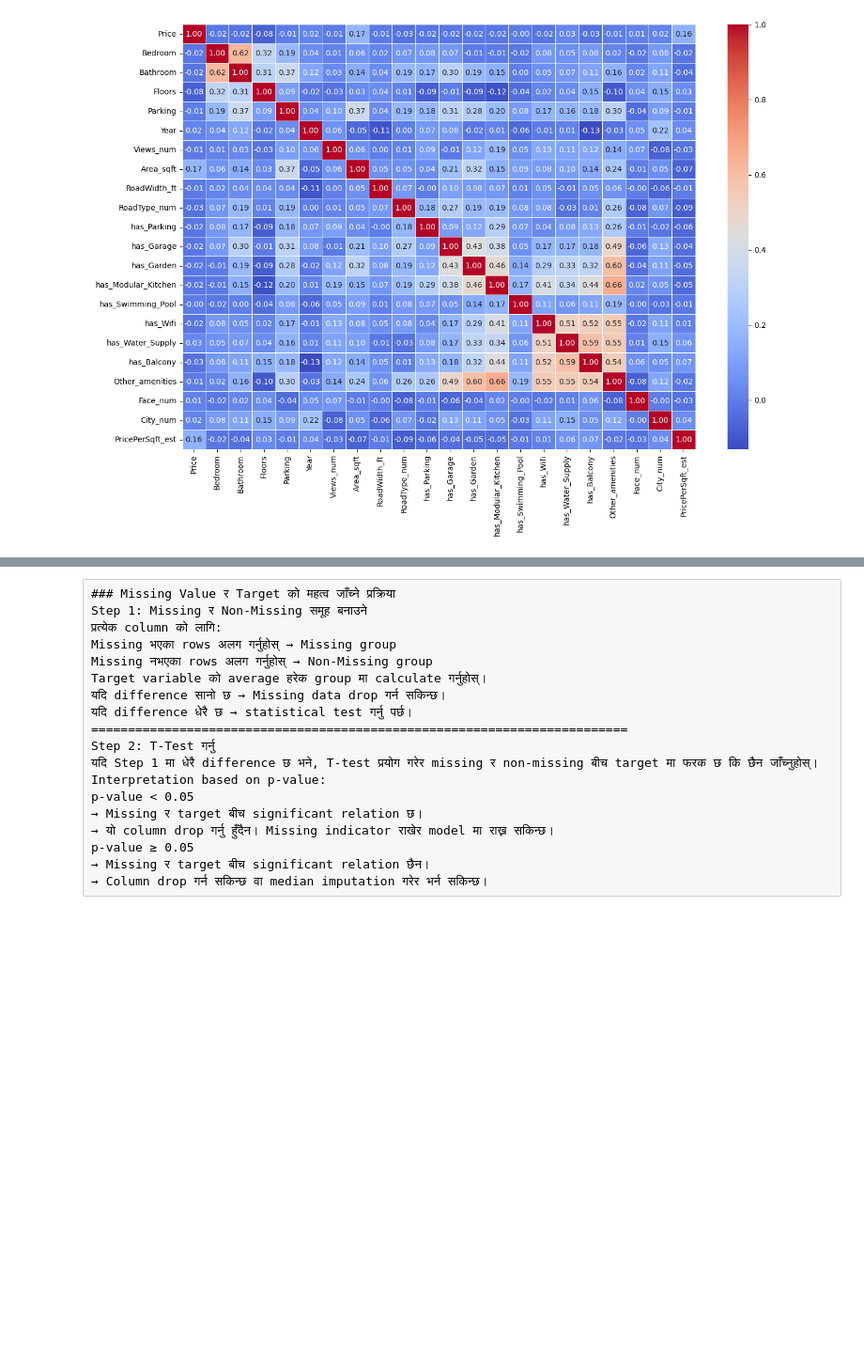
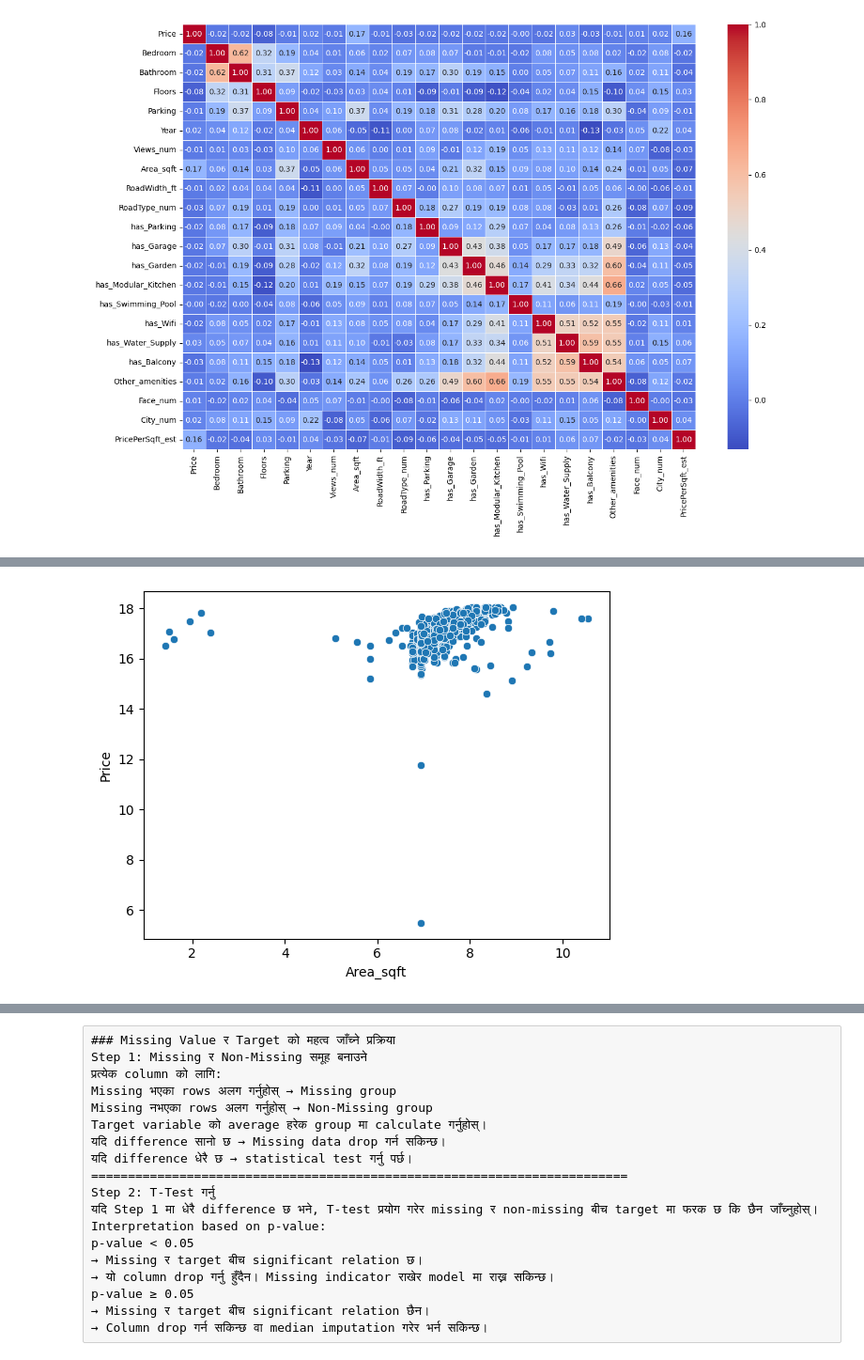
Before and after one commit to prakasshrestha/ML-Project, a Jupyter notebook: LinearRegression_project/1. House Price Prediction/NepalHousingPredict.ipynb, the cells around one changed output, grey strips where cells are left out. Shown at 94% size. Cells and saved outputs as stored; diff of their text form; code cells hidden in the pictures; blank space fills up the shorter version.

```diff
--- a/LinearRegression_project/1. House Price Prediction/NepalHousingPredict.ipynb
+++ b/LinearRegression_project/1. House Price Prediction/NepalHousingPredict.ipynb
@@ -714,0 +760,3 @@ sns.heatmap(corr, annot=True, cmap='coolwarm', fmt=".2f", linewidths=0.5)
+# %%
+#outlier remover
+df_clean = df[(df['Price'] >= lower_bound) & (df['Price'] <= upper_bound)]
@@ -714,0 +794,3 @@ sns.heatmap(corr, annot=True, cmap='coolwarm', fmt=".2f", linewidths=0.5)
+# %%
+import numpy as np
+df_clean['log_price'] = np.log1p(df['Price'])
@@ -714,0 +823,8 @@ sns.heatmap(corr, annot=True, cmap='coolwarm', fmt=".2f", linewidths=0.5)
+# %%
+
+sns.scatterplot(
+    x=np.log1p(df_clean['Area_sqft']),
+    y=np.log1p(df_clean['Price']))
+plt.show()
+# %% [output]
+[figure, added]
```
Also changed, not shown: parts of 10 cells of this notebook.
